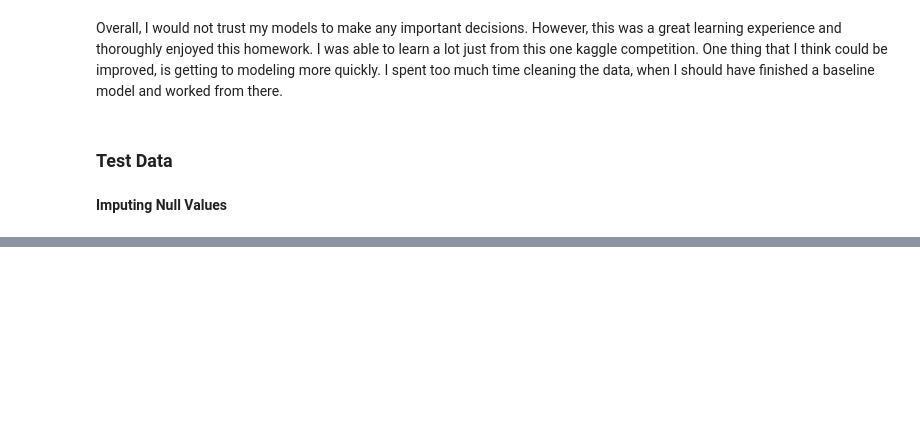
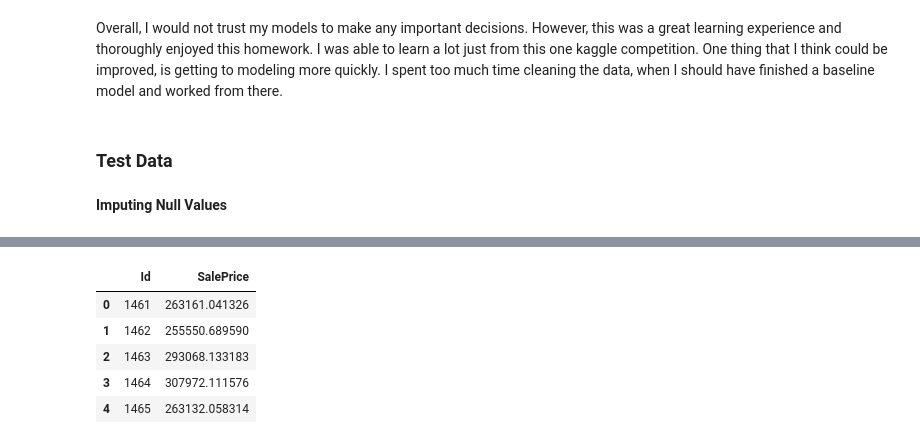
Before and after one commit to asfabiano/byu_econ_applied_machine_learning, a Jupyter notebook: homeworks/HW2/Homework_2.ipynb, the cells around one changed output, grey strips where cells are left out. Drawn from its saved outputs; the diff is of its cells as text; code cells hidden in the pictures; blank space fills up the shorter version.

```diff
--- a/homeworks/HW2/Homework_2.ipynb
+++ b/homeworks/HW2/Homework_2.ipynb
@@ -627,6 +641,13 @@ predictions = gridsearchkn.best_estimator_.predict(test)
 # %%
 test_ids['SalePrice'] = predictions
 # %%
-(test_ids)
+(test_ids).head()
+# %% [output]
+|  | Id | SalePrice |
+| 0 | 1461 | 263161.041326 |
+| 1 | 1462 | 255550.689590 |
+| 2 | 1463 | 293068.133183 |
+| 3 | 1464 | 307972.111576 |
+| 4 | 1465 | 263132.058314 |
 # %%
 test_ids.to_csv('submission1.csv', index=False)
```
Also changed, not shown: parts of 2 cells of this notebook, 5 other files.
